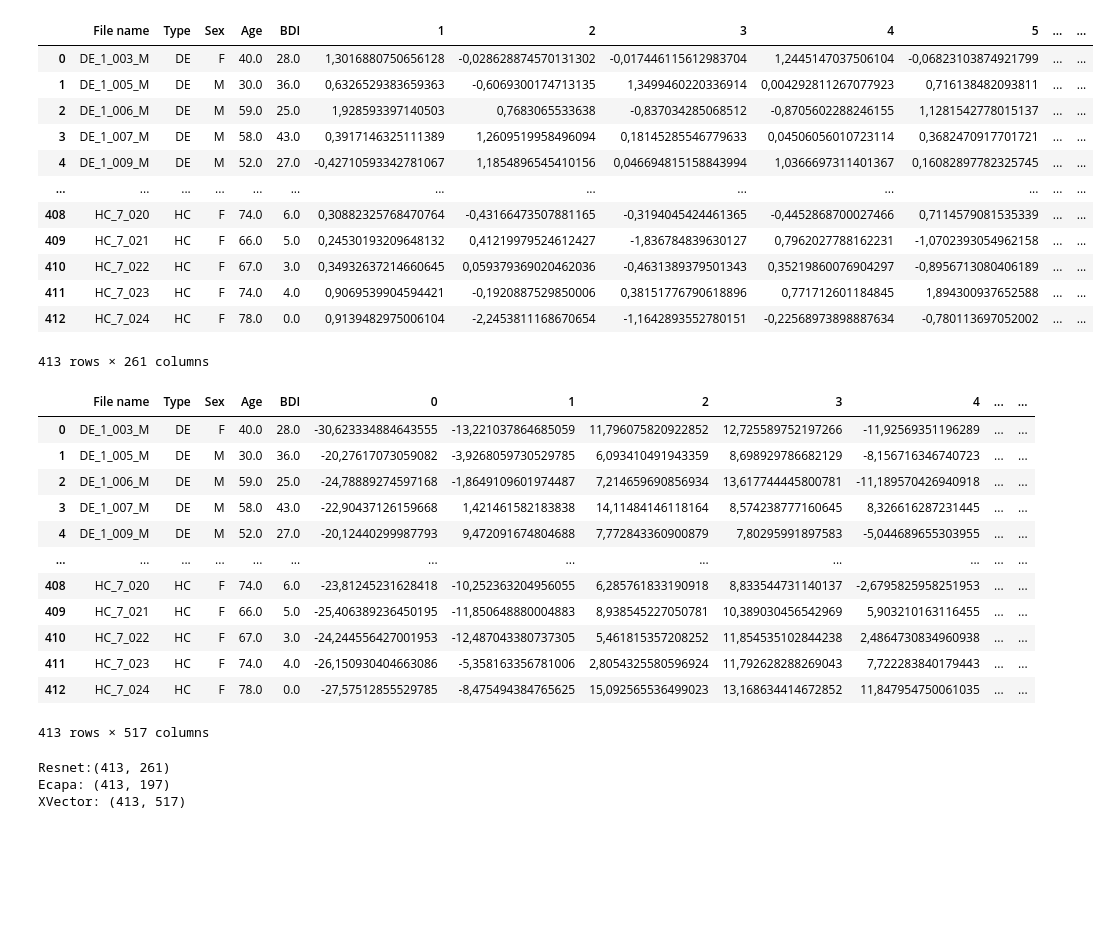
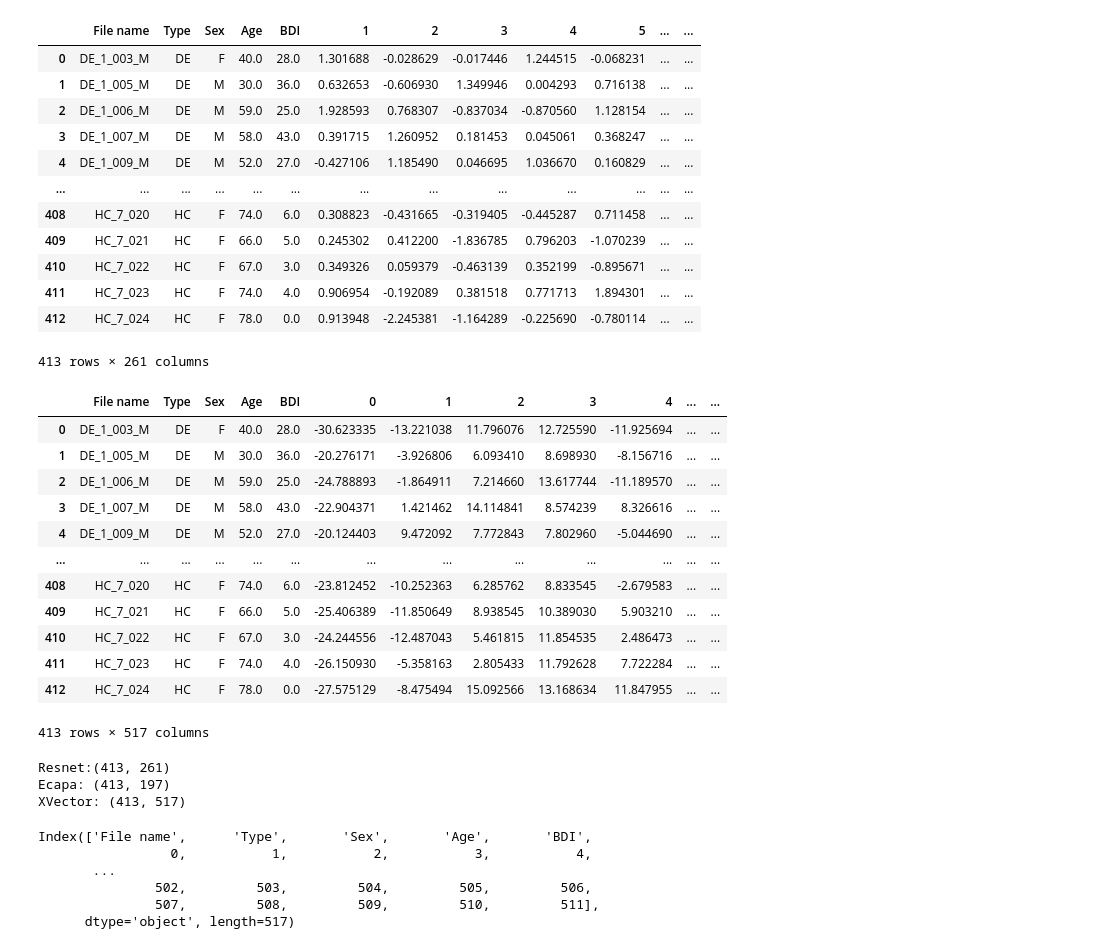
Before and after one commit to J0NAS12/Depression-Detection-from-Speech, a Jupyter notebook: parse_data.ipynb, the cells around one changed output. Saved outputs shown, nothing was run; the diff lists cells and outputs as text; code cells hidden in the pictures; blank space fills up the shorter version.

```diff
--- a/parse_data.ipynb
+++ b/parse_data.ipynb
@@ -6,5 +6,6 @@ data_folder = "data"
 excel_path = "data/de_hc_adatbázis.xlsx"
 # %%
 dfs = pd.read_excel(excel_path, sheet_name='Munka1')
-excel_filtered = dfs.loc[:,["File name", "Type", "Sex", "Age", "BDI"]]
+metadata_column_names = ["File name", "Type", "Sex", "Age", "BDI"]
+excel_filtered = dfs.loc[:,metadata_column_names]
 # %%
@@ -32,25 +33,25 @@ df_ecapa
 413 rows × 197 columns
 # %%
-resnet1 = pd.read_csv(f"{data_folder}/dep_merged_output_resnet.txt", sep="\t", header=None)
-resnet2 = pd.read_csv(f"{data_folder}/hc_merged_output_resnet.txt",sep="\t", header=None)
+resnet1 = pd.read_csv(f"{data_folder}/dep_merged_output_resnet.txt", sep="\t", header=None, decimal=',')
+resnet2 = pd.read_csv(f"{data_folder}/hc_merged_output_resnet.txt",sep="\t", header=None, decimal=',')
 resnet = pd.concat([resnet1,resnet2])
 resnet['File name'] = resnet[0].str.split('.', expand=True)[0]
 resnet.drop(columns=[0], inplace=True)
 df_resnet = pd.merge(excel_filtered, resnet, on='File name', how='inner')
 df_resnet
 # %% [output]
 |  | File name | Type | Sex | Age | BDI | 1 | 2 | 3 | 4 | 5 | ... | ... |
-| 0 | DE_1_003_M | DE | F | 40.0 | 28.0 | 1,3016880750656128 | -0,028628874570131302 | -0,017446115612983704 | 1,2445147037506104 | -0,06823103874921799 | ... | ... |
-| 1 | DE_1_005_M | DE | M | 30.0 | 36.0 | 0,6326529383659363 | -0,6069300174713135 | 1,3499460220336914 | 0,004292811267077923 | 0,716138482093811 | ... | ... |
-| 2 | DE_1_006_M | DE | M | 59.0 | 25.0 | 1,928593397140503 | 0,7683065533638 | -0,837034285068512 | -0,8705602288246155 | 1,1281542778015137 | ... | ... |
-| 3 | DE_1_007_M | DE | M | 58.0 | 43.0 | 0,3917146325111389 | 1,2609519958496094 | 0,18145285546779633 | 0,04506056010723114 | 0,3682470917701721 | ... | ... |
-| 4 | DE_1_009_M | DE | M | 52.0 | 27.0 | -0,42710593342781067 | 1,1854896545410156 | 0,046694815158843994 | 1,0366697311401367 | 0,16082897782325745 | ... | ... |
+| 0 | DE_1_003_M | DE | F | 40.0 | 28.0 | 1.301688 | -0.028629 | -0.017446 | 1.244515 | -0.068231 | ... | ... |
+| 1 | DE_1_005_M | DE | M | 30.0 | 36.0 | 0.632653 | -0.606930 | 1.349946 | 0.004293 | 0.716138 | ... | ... |
+| 2 | DE_1_006_M | DE | M | 59.0 | 25.0 | 1.928593 | 0.768307 | -0.837034 | -0.870560 | 1.128154 | ... | ... |
+| 3 | DE_1_007_M | DE | M | 58.0 | 43.0 | 0.391715 | 1.260952 | 0.181453 | 0.045061 | 0.368247 | ... | ... |
+| 4 | DE_1_009_M | DE | M | 52.0 | 27.0 | -0.427106 | 1.185490 | 0.046695 | 1.036670 | 0.160829 | ... | ... |
 | ... | ... | ... | ... | ... | ... | ... | ... | ... | ... | ... | ... | ... |
-| 408 | HC_7_020 | HC | F | 74.0 | 6.0 | 0,30882325768470764 | -0,43166473507881165 | -0,3194045424461365 | -0,4452868700027466 | 0,7114579081535339 | ... | ... |
-| 409 | HC_7_021 | HC | F | 66.0 | 5.0 | 0,24530193209648132 | 0,41219979524612427 | -1,836784839630127 | 0,7962027788162231 | -1,0702393054962158 | ... | ... |
-| 410 | HC_7_022 | HC | F | 67.0 | 3.0 | 0,34932637214660645 | 0,059379369020462036 | -0,4631389379501343 | 0,35219860076904297 | -0,8956713080406189 | ... | ... |
-| 411 | HC_7_023 | HC | F | 74.0 | 4.0 | 0,9069539904594421 | -0,1920887529850006 | 0,38151776790618896 | 0,771712601184845 | 1,894300937652588 | ... | ... |
-| 412 | HC_7_024 | HC | F | 78.0 | 0.0 | 0,9139482975006104 | -2,2453811168670654 | -1,1642893552780151 | -0,22568973898887634 | -0,780113697052002 | ... | ... |
+| 408 | HC_7_020 | HC | F | 74.0 | 6.0 | 0.308823 | -0.431665 | -0.319405 | -0.445287 | 0.711458 | ... | ... |
+| 409 | HC_7_021 | HC | F | 66.0 | 5.0 | 0.245302 | 0.412200 | -1.836785 | 0.796203 | -1.070239 | ... | ... |
+| 410 | HC_7_022 | HC | F | 67.0 | 3.0 | 0.349326 | 0.059379 | -0.463139 | 0.352199 | -0.895671 | ... | ... |
+| 411 | HC_7_023 | HC | F | 74.0 | 4.0 | 0.906954 | -0.192089 | 0.381518 | 0.771713 | 1.894301 | ... | ... |
+| 412 | HC_7_024 | HC | F | 78.0 | 0.0 | 0.913948 | -2.245381 | -1.164289 | -0.225690 | -0.780114 | ... | ... |
 413 rows × 261 columns
 # %%
 xvector = pd.DataFrame()
@@ -58,9 +59,9 @@ xvectorlist = []
 for name in excel_filtered["File name"]:
     a = pd.DataFrame()
     if "DE" in name:
-        a = pd.read_csv(f"{data_folder}/raw_dep/{name}.wav_embeddings.txt",sep="\t", header=None)
+        a = pd.read_csv(f"{data_folder}/raw_dep/{name}.wav_embeddings.txt",sep="\t", header=None, decimal=',')
     else:
-        a = pd.read_csv(f"{data_folder}/raw_hc/{name}.wav_embeddings.txt",sep="\t", header=None)
+        a = pd.read_csv(f"{data_folder}/raw_hc/{name}.wav_embeddings.txt",sep="\t", header=None, decimal=',')
     a['File name'] = name
     xvectorlist.append(a)
 xvector = pd.concat(xvectorlist)
@@ -69,23 +70,30 @@ df_xvector = pd.merge(excel_filtered, xvector, on='File name', how='inner')
 df_xvector
 # %% [output]
 |  | File name | Type | Sex | Age | BDI | 0 | 1 | 2 | 3 | 4 | ... | ... |
-| 0 | DE_1_003_M | DE | F | 40.0 | 28.0 | -30,623334884643555 | -13,221037864685059 | 11,796075820922852 | 12,725589752197266 | -11,92569351196289 | ... | ... |
-| 1 | DE_1_005_M | DE | M | 30.0 | 36.0 | -20,27617073059082 | -3,9268059730529785 | 6,093410491943359 | 8,698929786682129 | -8,156716346740723 | ... | ... |
-| 2 | DE_1_006_M | DE | M | 59.0 | 25.0 | -24,78889274597168 | -1,8649109601974487 | 7,214659690856934 | 13,617744445800781 | -11,189570426940918 | ... | ... |
-| 3 | DE_1_007_M | DE | M | 58.0 | 43.0 | -22,90437126159668 | 1,421461582183838 | 14,11484146118164 | 8,574238777160645 | 8,326616287231445 | ... | ... |
-| 4 | DE_1_009_M | DE | M | 52.0 | 27.0 | -20,12440299987793 | 9,472091674804688 | 7,772843360900879 | 7,80295991897583 | -5,044689655303955 | ... | ... |
+| 0 | DE_1_003_M | DE | F | 40.0 | 28.0 | -30.623335 | -13.221038 | 11.796076 | 12.725590 | -11.925694 | ... | ... |
+| 1 | DE_1_005_M | DE | M | 30.0 | 36.0 | -20.276171 | -3.926806 | 6.093410 | 8.698930 | -8.156716 | ... | ... |
+| 2 | DE_1_006_M | DE | M | 59.0 | 25.0 | -24.788893 | -1.864911 | 7.214660 | 13.617744 | -11.189570 | ... | ... |
+| 3 | DE_1_007_M | DE | M | 58.0 | 43.0 | -22.904371 | 1.421462 | 14.114841 | 8.574239 | 8.326616 | ... | ... |
+| 4 | DE_1_009_M | DE | M | 52.0 | 27.0 | -20.124403 | 9.472092 | 7.772843 | 7.802960 | -5.044690 | ... | ... |
 | ... | ... | ... | ... | ... | ... | ... | ... | ... | ... | ... | ... | ... |
-| 408 | HC_7_020 | HC | F | 74.0 | 6.0 | -23,81245231628418 | -10,252363204956055 | 6,285761833190918 | 8,833544731140137 | -2,6795825958251953 | ... | ... |
-| 409 | HC_7_021 | HC | F | 66.0 | 5.0 | -25,406389236450195 | -11,850648880004883 | 8,938545227050781 | 10,389030456542969 | 5,903210163116455 | ... | ... |
-| 410 | HC_7_022 | HC | F | 67.0 | 3.0 | -24,244556427001953 | -12,487043380737305 | 5,461815357208252 | 11,854535102844238 | 2,4864730834960938 | ... | ... |
-| 411 | HC_7_023 | HC | F | 74.0 | 4.0 | -26,150930404663086 | -5,358163356781006 | 2,8054325580596924 | 11,792628288269043 | 7,722283840179443 | ... | ... |
-| 412 | HC_7_024 | HC | F | 78.0 | 0.0 | -27,57512855529785 | -8,475494384765625 | 15,092565536499023 | 13,168634414672852 | 11,847954750061035 | ... | ... |
+| 408 | HC_7_020 | HC | F | 74.0 | 6.0 | -23.812452 | -10.252363 | 6.285762 | 8.833545 | -2.679583 | ... | ... |
+| 409 | HC_7_021 | HC | F | 66.0 | 5.0 | -25.406389 | -11.850649 | 8.938545 | 10.389030 | 5.903210 | ... | ... |
+| 410 | HC_7_022 | HC | F | 67.0 | 3.0 | -24.244556 | -12.487043 | 5.461815 | 11.854535 | 2.486473 | ... | ... |
+| 411 | HC_7_023 | HC | F | 74.0 | 4.0 | -26.150930 | -5.358163 | 2.805433 | 11.792628 | 7.722284 | ... | ... |
+| 412 | HC_7_024 | HC | F | 78.0 | 0.0 | -27.575129 | -8.475494 | 15.092566 | 13.168634 | 11.847955 | ... | ... |
 413 rows × 517 columns
 # %%
 print(f"Resnet:{df_resnet.shape}")
 print(f"Ecapa: {df_ecapa.shape}")
 print(f"XVector: {df_xvector.shape}")
+df_xvector.columns
 # %% [output]
 Resnet:(413, 261)
 Ecapa: (413, 197)
 XVector: (413, 517)
+Index(['File name',      'Type',       'Sex',       'Age',       'BDI',
+                 0,           1,           2,           3,           4,
+       ...
+               502,         503,         504,         505,         506,
+               507,         508,         509,         510,         511],
+      dtype='object', length=517)
```
Also changed, not shown: parts of 14 cells of this notebook, 1 other file.
